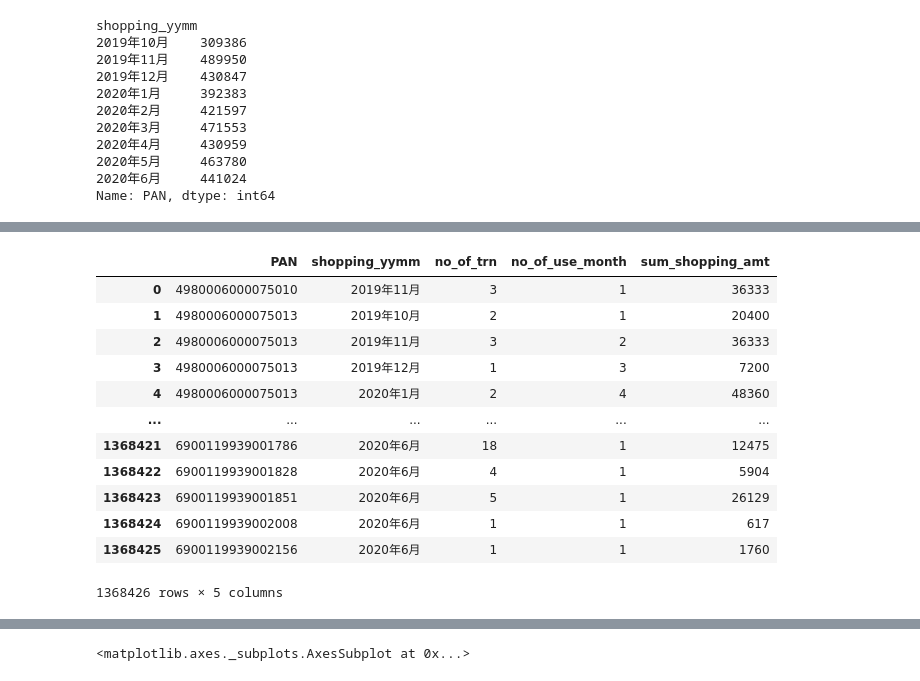
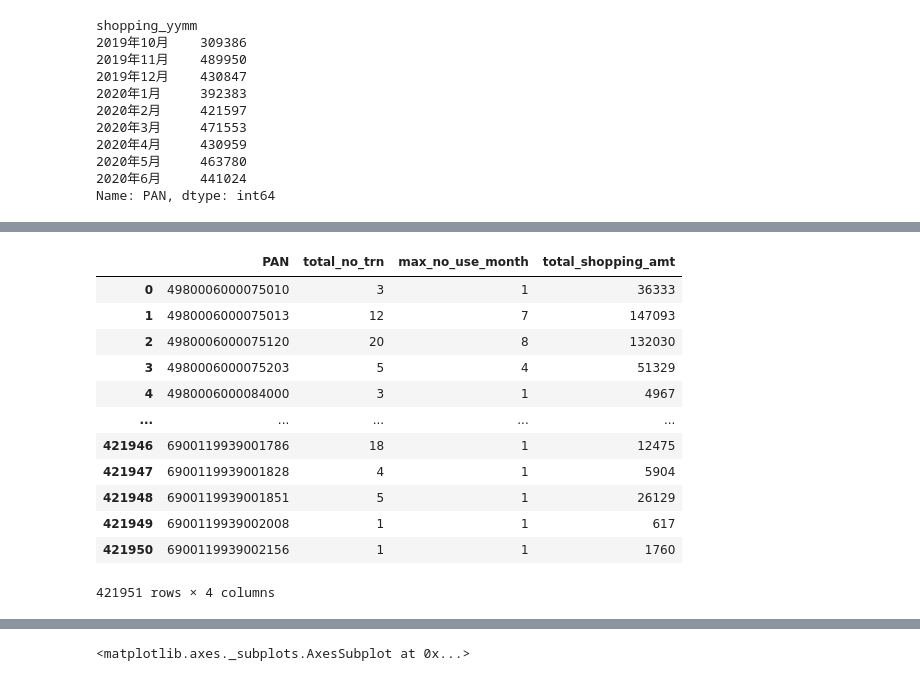
Before and after one commit to yakada/pandas_tutorial, a Jupyter notebook: data/消費者還元分析用データ作成.ipynb, the cells around one changed output, grey strips where cells are left out. Drawn from its saved outputs; the diff is of its cells as text; code cells hidden in the pictures.

```diff
--- a/data/消費者還元分析用データ作成.ipynb
+++ b/data/消費者還元分析用データ作成.ipynb
@@ -71,0 +125,2 @@ df_all
+# %%
+df_all =df_all.query('not 還元対象フラグ == ["C","D","E","B","J"]')#還元対象に限定
@@ -71,0 +170,4 @@ df_all
+# %%
+#余白の削除
+df_all['PAN'] = df_all['PAN'].str.strip()
+df_all['代表顧客番号'] = df_all['代表顧客番号'].str.strip()
@@ -76,6 +187,17 @@ result = "no_of_use_months"
 result2 = "shoplist_ranking_by_trn"
 list_all = "統合リスト"
 # %%
-df_all = df_all.rename(columns={'売上年月日':'shopping_dt','決済金額':'shopping_amt','屋号（漢字）':'shop_name','還元率':'cb_rate'})
+df_all = df_all.rename(columns={'売上年月日':'shopping_dt',
+                                '決済金額':'shopping_amt',
+                                '屋号（漢字）':'shop_name',
+                                '還元率':'cb_rate',
+                                '代表顧客番号':'daihyouno',
+                                'カ－ド提携会社コ－ド１':'teikei_cd1',
+                                'カ－ド提携会社コ－ド２':'teikei_cd2',
+                                'カード種類コード':'card_cd',
+                                'ブランドコ－ド':'brand_cd',
+                                '取引CD':'transaction_cd',
+                                '還元対象フラグ':'cb_flag',
+                                '利用フラグ':'use_flag'})
 df_all.head(1)
 # %% [output]
@@ -200,11 +470,13 @@ shopping_day               int64
 shopping_yymm             object
 dtype: object
 # %%
-#会員ごとの月別利用回数と金額集計
+#会員別の利用月数、利用回数、金額を集計①
 q = """
         SELECT
         PAN
+        ,daihyouno
         ,shopping_yymm
+        ,count(PAN) over(partition by PAN order by shopping_yymm) as no_of_use_month
         ,count(PAN) as no_of_trn
         ,sum(shopping_amt) as sum_shopping_amt
         from
@@ -232,31 +537,30 @@ df_trn
 # %%
-#会員別の利用月数を集計①
+#会員別の利用月数Maxを集計②
 q = """
         SELECT
         PAN
-        ,shopping_yymm
-        ,no_of_trn
-        ,count(no_of_trn) over(partition by PAN order by shopping_yymm) as no_of_use_month
-        ,sum_shopping_amt
+        ,sum(no_of_trn) as total_no_trn
+        ,max(no_of_use_month) as max_no_use_month
+        ,sum(sum_shopping_amt) as total_shopping_amt
         from
             df_trn
         group by
-        PAN,shopping_yymm
+        PAN
         """
 
-df_trn2 = sqldf(q, locals())
-df_trn2
+df_max = sqldf(q, locals())
+df_max
 # %% [output]
-|  | PAN | shopping_yymm | no_of_trn | no_of_use_month | sum_shopping_amt |
-| 0 | 4980006000075010 | 2019年11月 | 3 | 1 | 36333 |
-| 1 | 4980006000075013 | 2019年10月 | 2 | 1 | 20400 |
-| 2 | 4980006000075013 | 2019年11月 | 3 | 2 | 36333 |
-| 3 | 4980006000075013 | 2019年12月 | 1 | 3 | 7200 |
-| 4 | 4980006000075013 | 2020年1月 | 2 | 4 | 48360 |
-| ... | ... | ... | ... | ... | ... |
-| 1368421 | 6900119939001786 | 2020年6月 | 18 | 1 | 12475 |
-| 1368422 | 6900119939001828 | 2020年6月 | 4 | 1 | 5904 |
-| 1368423 | 6900119939001851 | 2020年6月 | 5 | 1 | 26129 |
-| 1368424 | 6900119939002008 | 2020年6月 | 1 | 1 | 617 |
-| 1368425 | 6900119939002156 | 2020年6月 | 1 | 1 | 1760 |
+|  | PAN | total_no_trn | max_no_use_month | total_shopping_amt |
+| 0 | 4980006000075010 | 3 | 1 | 36333 |
+| 1 | 4980006000075013 | 12 | 7 | 147093 |
+| 2 | 4980006000075120 | 20 | 8 | 132030 |
+| 3 | 4980006000075203 | 5 | 4 | 51329 |
+| 4 | 4980006000084000 | 3 | 1 | 4967 |
+| ... | ... | ... | ... | ... |
+| 421946 | 6900119939001786 | 18 | 1 | 12475 |
+| 421947 | 6900119939001828 | 4 | 1 | 5904 |
+| 421948 | 6900119939001851 | 5 | 1 | 26129 |
+| 421949 | 6900119939002008 | 1 | 1 | 617 |
+| 421950 | 6900119939002156 | 1 | 1 | 1760 |
-1368426 rows × 5 columns
+421951 rows × 4 columns
```
Also changed, not shown: parts of 71 cells of this notebook, 5 other files.
